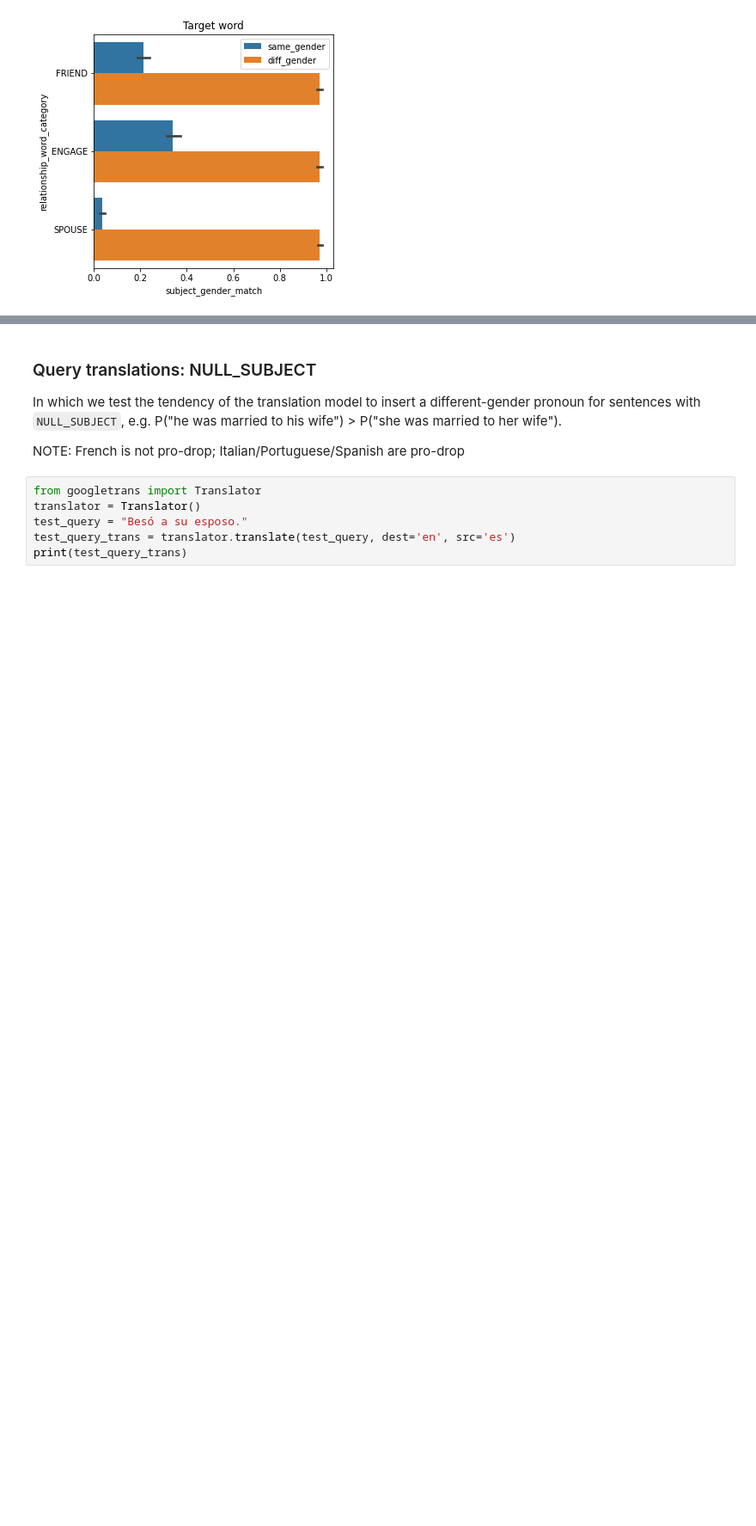
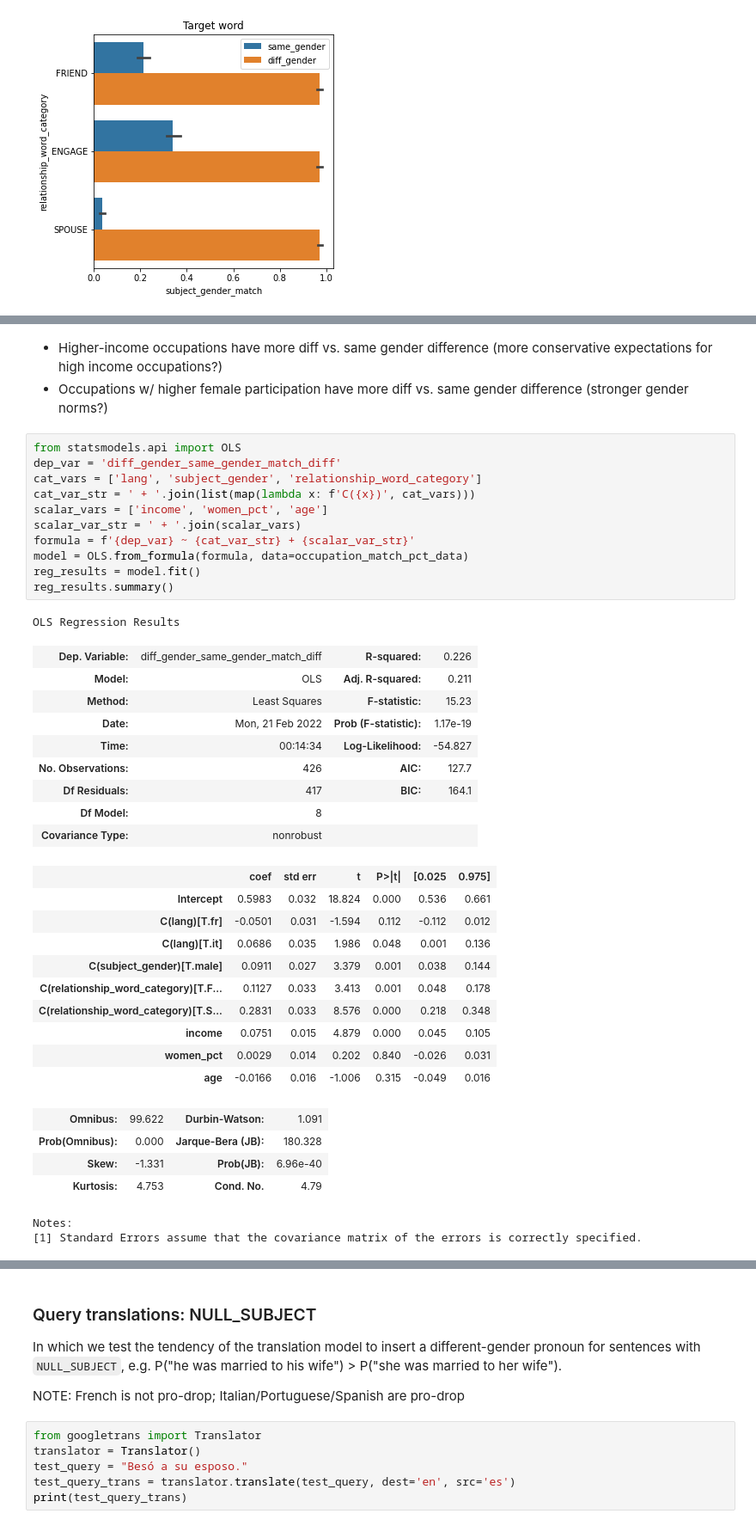
Before and after one commit to ianbstewart/multilingual-same-gender-bias, a Jupyter notebook: query_translations.ipynb, the cells around one changed output, grey strips where cells are left out. Shown: that part at 86% size. Drawn from its saved outputs; the diff is of its cells as text; blank space fills up the shorter version.

```diff
--- a/query_translations.ipynb
+++ b/query_translations.ipynb
@@ -905,0 +1134,41 @@ plt.show()
+# %% [markdown]
+- Higher-income occupations have more diff vs. same gender difference (more conservative expectations for high income occupations?)
+- Occupations w/ higher female participation have more diff vs. same gender difference (stronger gender norms?)
+# %%
+from statsmodels.api import OLS
+dep_var = 'diff_gender_same_gender_match_diff'
+cat_vars = ['lang', 'subject_gender', 'relationship_word_category']
+cat_var_str = ' + '.join(list(map(lambda x: f'C({x})', cat_vars)))
+scalar_vars = ['income', 'women_pct', 'age']
+scalar_var_str = ' + '.join(scalar_vars)
+formula = f'{dep_var} ~ {cat_var_str} + {scalar_var_str}'
+model = OLS.from_formula(formula, data=occupation_match_pct_data)
+reg_results = model.fit()
+reg_results.summary()
+# %% [output]
+OLS Regression Results
+| Dep. Variable: | diff_gender_same_gender_match_diff | R-squared: | 0.226 |
+| Model: | OLS | Adj. R-squared: | 0.211 |
+| Method: | Least Squares | F-statistic: | 15.23 |
+| Date: | Mon, 21 Feb 2022 | Prob (F-statistic): | 1.17e-19 |
+| Time: | 00:14:34 | Log-Likelihood: | -54.827 |
+| No. Observations: | 426 | AIC: | 127.7 |
+| Df Residuals: | 417 | BIC: | 164.1 |
+| Df Model: | 8 |  |  |
+| Covariance Type: | nonrobust |  |  |
+|  | coef | std err | t | P>|t| | [0.025 | 0.975] |
+| Intercept | 0.5983 | 0.032 | 18.824 | 0.000 | 0.536 | 0.661 |
+| C(lang)[T.fr] | -0.0501 | 0.031 | -1.594 | 0.112 | -0.112 | 0.012 |
+| C(lang)[T.it] | 0.0686 | 0.035 | 1.986 | 0.048 | 0.001 | 0.136 |
+| C(subject_gender)[T.male] | 0.0911 | 0.027 | 3.379 | 0.001 | 0.038 | 0.144 |
+| C(relationship_word_category)[T.F... | 0.1127 | 0.033 | 3.413 | 0.001 | 0.048 | 0.178 |
+| C(relationship_word_category)[T.S... | 0.2831 | 0.033 | 8.576 | 0.000 | 0.218 | 0.348 |
+| income | 0.0751 | 0.015 | 4.879 | 0.000 | 0.045 | 0.105 |
+| women_pct | 0.0029 | 0.014 | 0.202 | 0.840 | -0.026 | 0.031 |
+| age | -0.0166 | 0.016 | -1.006 | 0.315 | -0.049 | 0.016 |
+| Omnibus: | 99.622 | Durbin-Watson: | 1.091 |
+| Prob(Omnibus): | 0.000 | Jarque-Bera (JB): | 180.328 |
+| Skew: | -1.331 | Prob(JB): | 6.96e-40 |
+| Kurtosis: | 4.753 | Cond. No. | 4.79 |
+Notes:
+[1] Standard Errors assume that the covariance matrix of the errors is correctly specified.
```
Also changed, not shown: parts of 15 cells of this notebook.
